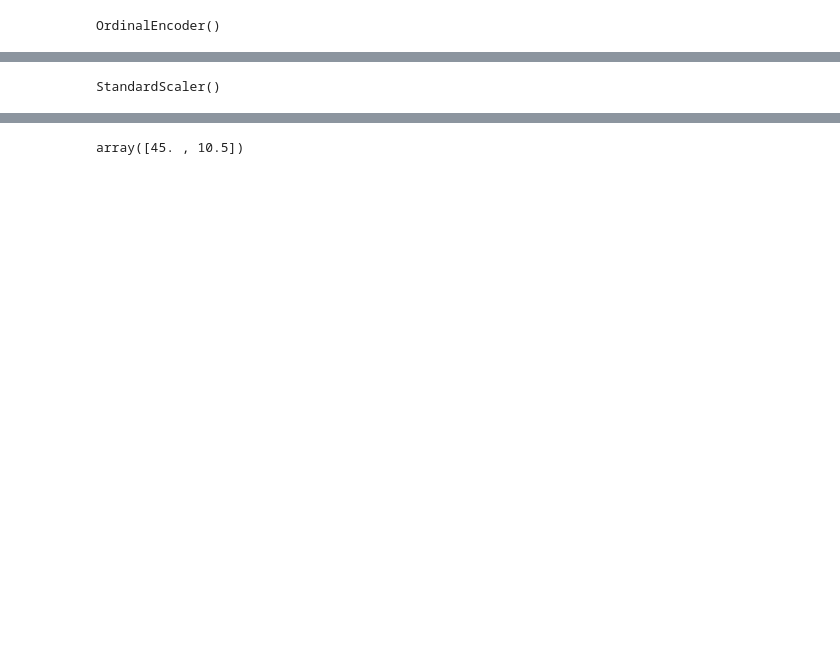
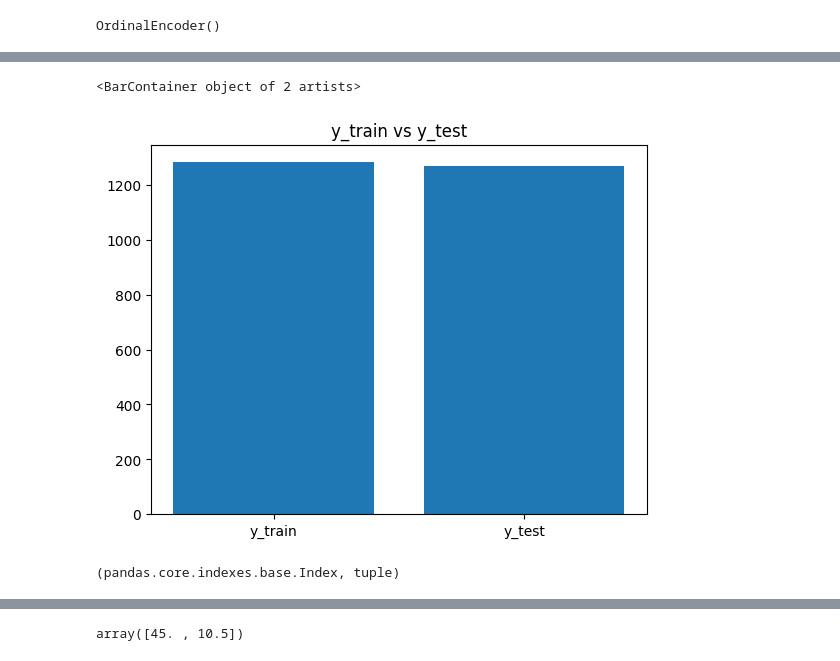
Before and after one commit to yang0709-dev/Calories-Burned-Prediction, a Jupyter notebook: main.ipynb, the cells around one changed output, grey strips where cells are left out. Cells and saved outputs as stored; diff of their text form; code cells hidden in the pictures; blank space fills up the shorter version.

```diff
--- a/main.ipynb
+++ b/main.ipynb
@@ -94,4 +84,12 @@ AttributeError: 'StandardScaler' object has no attribute 'mean'
+# %%
+X_y = ('y_train','y_test')
+Y_y1 = (y_train.mean(),y_test.mean())
+plt.title('y_train vs y_test')
+plt.bar(X_y,Y_y1)
+# %% [output]
+<BarContainer object of 2 artists>
+[figure, added]
 # %%
-X_test_scaled
+type(X_plt),type(X_y)
 # %% [output]
-StandardScaler()
+(pandas.core.indexes.base.Index, tuple)
```
Also changed, not shown: parts of 19 cells of this notebook.
